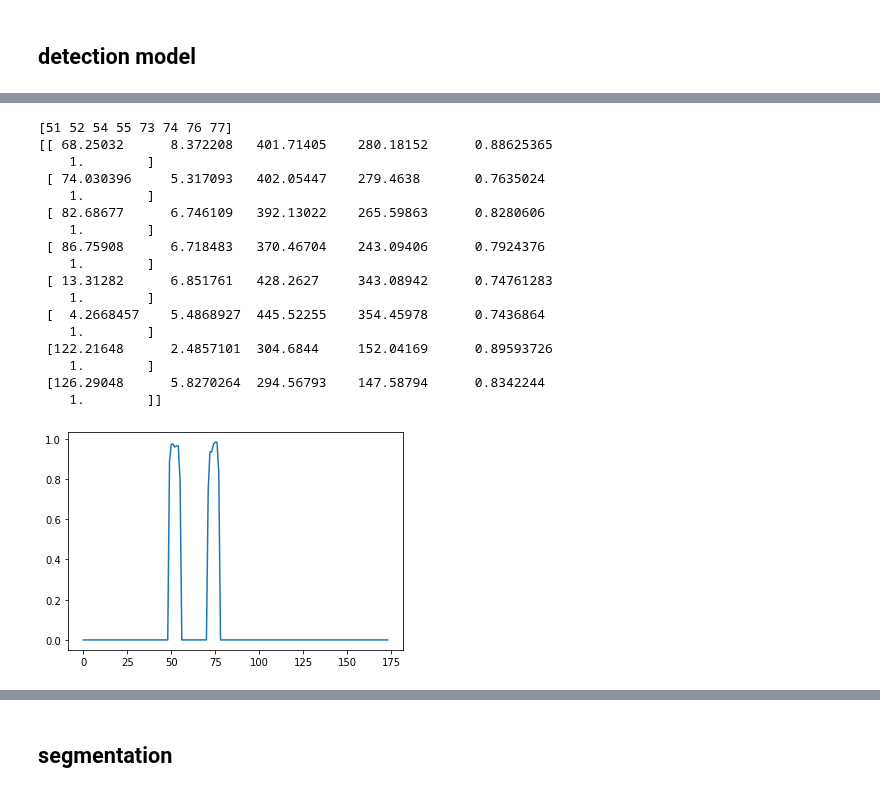
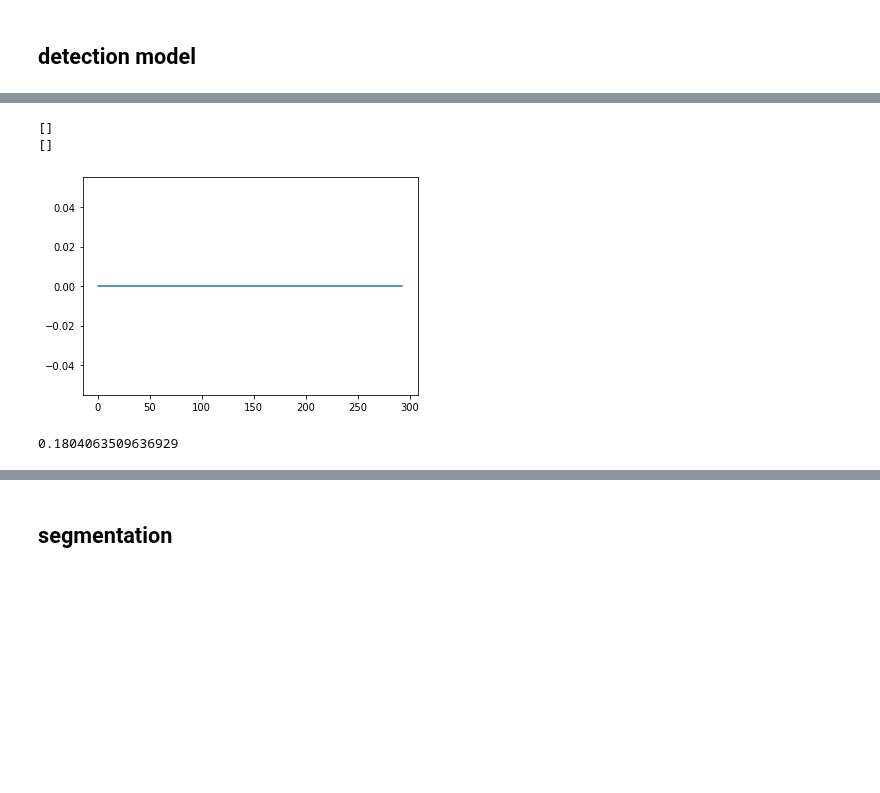
Before and after one commit to ghty011/cervical_spine, a Jupyter notebook: final/submit_axial_detection.ipynb, the cells around one changed output, grey strips where cells are left out. Drawn from its saved outputs; the diff is of its cells as text; code cells hidden in the pictures; blank space fills up the shorter version.

```diff
--- a/final/submit_axial_detection.ipynb
+++ b/final/submit_axial_detection.ipynb
@@ -232,3 +232,6 @@ def get_coronal_boundary_model():
 
 sagittal_boundary_model, sb_transform = get_sagittal_boundary_model()
 coronal_boundary_model, cb_transform = get_coronal_boundary_model()
+# %%
+train_df = pd.read_csv(os.path.join(DATA_DIR, 'train.csv')).sort_values('StudyInstanceUID')
+train_df.head()
@@ -235,5 +245,11 @@ coronal_boundary_model, cb_transform = get_coronal_boundary_model()
 # %%
-UID = '1.2.826.0.1.3680043.14833'
+# UID = '1.2.826.0.1.3680043.15623'
+# label = np.array([1,1,0,0,0,0,0,0])
+index = 400
+UID = train_df.iloc[index]['StudyInstanceUID']
+print(UID)
+label = train_df.iloc[index][['patient_overall', 'C1','C2','C3','C4','C5','C6','C7']].values
+print(label)
 imgs, aspect = read_patient_dcm(os.path.join(IMAGES_DIR, UID))
 print(imgs.shape)
 print(aspect)
@@ -386,14 +410,19 @@ def get_axial_detection_model():
 
 axial_detection_model = get_axial_detection_model()
 # %%
-axial_imgs = np.clip(imgs, a_min=-2242, a_max=2242) / 4484 + 0.5
+cliped_imgs = np.clip(imgs, a_min=-2242, a_max=2242) / 4484 + 0.5
 
-axial_imgs = axial_imgs[start_axial_index-1:end_axial_index+2, axial_boundary[1]:axial_boundary[3], axial_boundary[0]:axial_boundary[2]]
-# axial_imgs = axial_imgs / axial_imgs.max()
-axial_imgs = np.expand_dims(axial_imgs, axis=1)
-axial_tensors = torch.tensor(axial_imgs, dtype=torch.float)
-axial_tensors = TF.normalize(axial_tensors, 0.5, 0.5)
-axial_tensors = TF.resize(axial_tensors, (512, 512))
-print(axial_tensors.min(), axial_tensors.max())
-axial_tensors.shape
+def get_axial_tensor(cliped_imgs):
+    axial_imgs = cliped_imgs[start_axial_index-1:end_axial_index+2, axial_boundary[1]:axial_boundary[3], axial_boundary[0]:axial_boundary[2]]
+    # axial_imgs = axial_imgs / axial_imgs.max()
+    axial_imgs = np.expand_dims(axial_imgs, axis=1)
+    axial_tensors = torch.tensor(axial_imgs, dtype=torch.float)
+    axial_tensors = TF.normalize(axial_tensors, 0.5, 0.5)
+    axial_tensors = TF.resize(axial_tensors, (512, 512))
+    print(axial_tensors.min(), axial_tensors.max())
+    axial_tensors.shape
+
+    return axial_tensors
+
+axial_tensors = get_axial_tensor(cliped_imgs)
 # %% [output]
@@ -451,40 +483,25 @@ plt.plot(bbox_list[:, 4])
 # %%
 def detected_bbox(bboxes_list, threshold=0.6):
 
-    class_list = bboxes_list[:, 4]
+    class_list = np.copy(bboxes_list[:, 4])
     class_list[class_list < threshold] = 0
     neg_list = 1 - class_list
     neg_score = neg_list[0:-2] * neg_list[1:-1] * neg_list[2:]
     pos_score = 1 - neg_score
 
     plt.plot(pos_score)
 
     detected_slices = pos_score.nonzero()[0]
 
     nonzero_slices = bboxes_list[detected_slices, 4].nonzero()[0]
     detected_slices = detected_slices[nonzero_slices]
 
     return detected_slices, bboxes_list[detected_slices, :]
 
 detected_slices, detected_boxes = detected_bbox(bbox_list)
 print(detected_slices)
 print(detected_boxes)
 # %% [output]
-[51 52 54 55 73 74 76 77]
-[[ 68.25032      8.372208   401.71405    280.18152      0.88625365
-    1.        ]
- [ 74.030396     5.317093   402.05447    279.4638       0.7635024
-    1.        ]
- [ 82.68677      6.746109   392.13022    265.59863      0.8280606
-    1.        ]
- [ 86.75908      6.718483   370.46704    243.09406      0.7924376
-    1.        ]
- [ 13.31282      6.851761   428.2627     343.08942      0.74761283
-    1.        ]
- [  4.2668457    5.4868927  445.52255    354.45978      0.7436864
-    1.        ]
- [122.21648      2.4857101  304.6844     152.04169      0.89593726
-    1.        ]
- [126.29048      5.8270264  294.56793    147.58794      0.8342244
-    1.        ]]
+[]
+[]
-[figure, old version]
+[figure, new version]
@@ -491,2 +517,10 @@ print(detected_boxes)
+# %%
+if len(detected_boxes) == 0:
+    prob = np.zeros(8) + 0.01
+    prob[0] = max(bbox_list[:, 4].max(), 0.01)
+    # print(prob)
+    print(cal_loss(prob, label))
+# %% [output]
+0.1804063509636929
 # %%
 if len(detected_slices) > 0:
```
Also changed, not shown: parts of 30 cells of this notebook.
